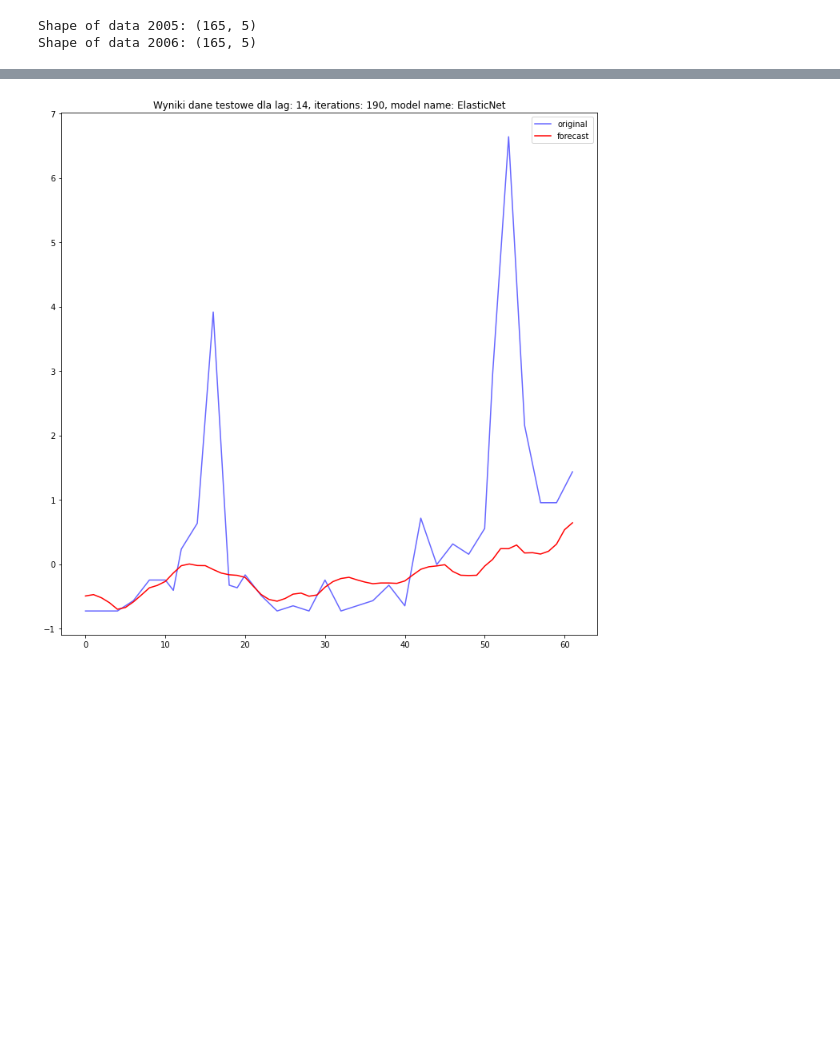
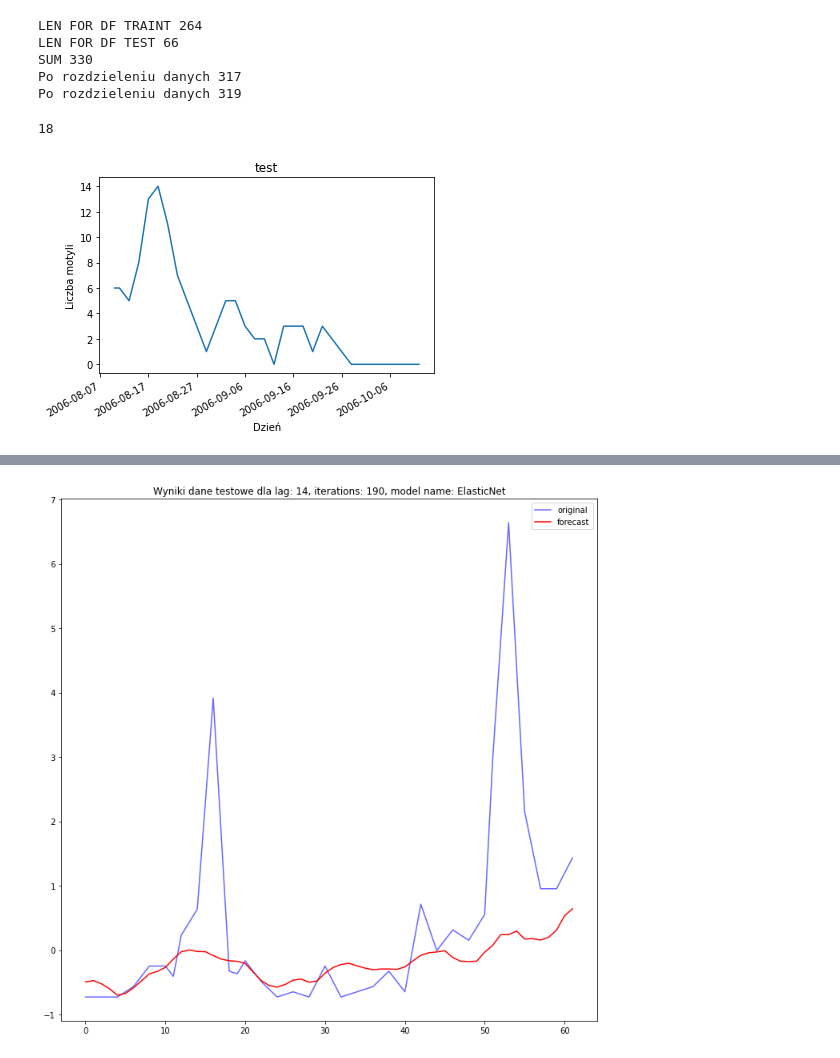
Before and after one commit to Ligerd/research_project, a Jupyter notebook: code/Ręczna_regresja.ipynb, the cells around one changed output, grey strips where cells are left out. Saved outputs shown, nothing was run; the diff lists cells and outputs as text; code cells hidden in the pictures; blank space fills up the shorter version.

```diff
--- a/code/Ręczna_regresja.ipynb
+++ b/code/Ręczna_regresja.ipynb
@@ -25,3 +26,38 @@ import pickle
+# %%
+ts_s = prepare_data(features_final, test_share=0.2)
+X, y = create_X_Y(ts_s.values, lag=6, n_ahead=5)
+X_train = X[int(0.2*len(X)):]
+print(f"Po rozdzieleniu danych {len(y_train)+ len(y_test)}")
+print(f"Po rozdzieleniu danych {len(X_train)+ len(X_test)}")
+y_train = y[int(0.2*len(X)):]
+X_test = X[:int(0.2*len(X))]
+y_test = y[:int(0.2*len(y))]
+# %% [output]
+LEN FOR DF TRAINT 264
+LEN FOR DF TEST 66
+SUM 330
+Po rozdzieleniu danych 317
+Po rozdzieleniu danych 319
+# %%
+len(X_train[0])
+# %% [output]
+18
+# %%
+def plot_data(df, title):
+    x_values = [datetime.datetime.strptime(d,"%d.%m.%Y").date() for d in df['Date']]
+    plt.gca().xaxis.set_major_formatter(mdates.DateFormatter('%Y-%m-%d'))
+    plt.gca().xaxis.set_major_locator(mdates.DayLocator(interval=10))
+    plt.plot(x_values,df['Sum_trap'])
+    plt.gcf().autofmt_xdate()
+    plt.title(title)
+    plt.xlabel("Dzień")
+    plt.ylabel("Liczba motyli")
+    plt.savefig(title+".pdf")
+    plt.show()
+# %%
+plot_data(df.tail(64),"test")
+# %% [output]
+[figure, added]
 # %%
 def create_X_Y(ts: np.array, lag=1, n_ahead=1, target_index=-1) -> tuple:
     """
@@ -51,22 +87,6 @@ def create_X_Y(ts: np.array, lag=1, n_ahead=1, target_index=-1) -> tuple:
     # X = np.reshape(X, (X.shape[0], lag, n_features))
 
     return X, Y
-# %%
-df2005 = pd.read_csv("../data/forModels/clean_data_2005.csv", sep = ',')
-df2005.index = pd.to_datetime(df2005.Date, format="%d.%m.%Y")
-df2005 = df2005.drop(['Date'], axis=1)
-
-df2006 = pd.read_csv("../data/forModels/clean_data_2006.csv", sep = ',')
-df2006.index = pd.to_datetime(df2006.Date, format="%d.%m.%Y")
-df2006 = df2006.drop(['Date'], axis=1)
-
-print(f'Shape of data 2005: {df2005.shape}')
-print(f'Shape of data 2006: {df2006.shape}')
-
-df = pd.concat([df2005, df2006], axis=0)
-# %% [output]
-Shape of data 2005: (165, 5)
-Shape of data 2006: (165, 5)
 # %%
 # Share of obs in testing
 test_share = 0.2
```
Also changed, not shown: parts of 16 cells of this notebook, 4 other files.
